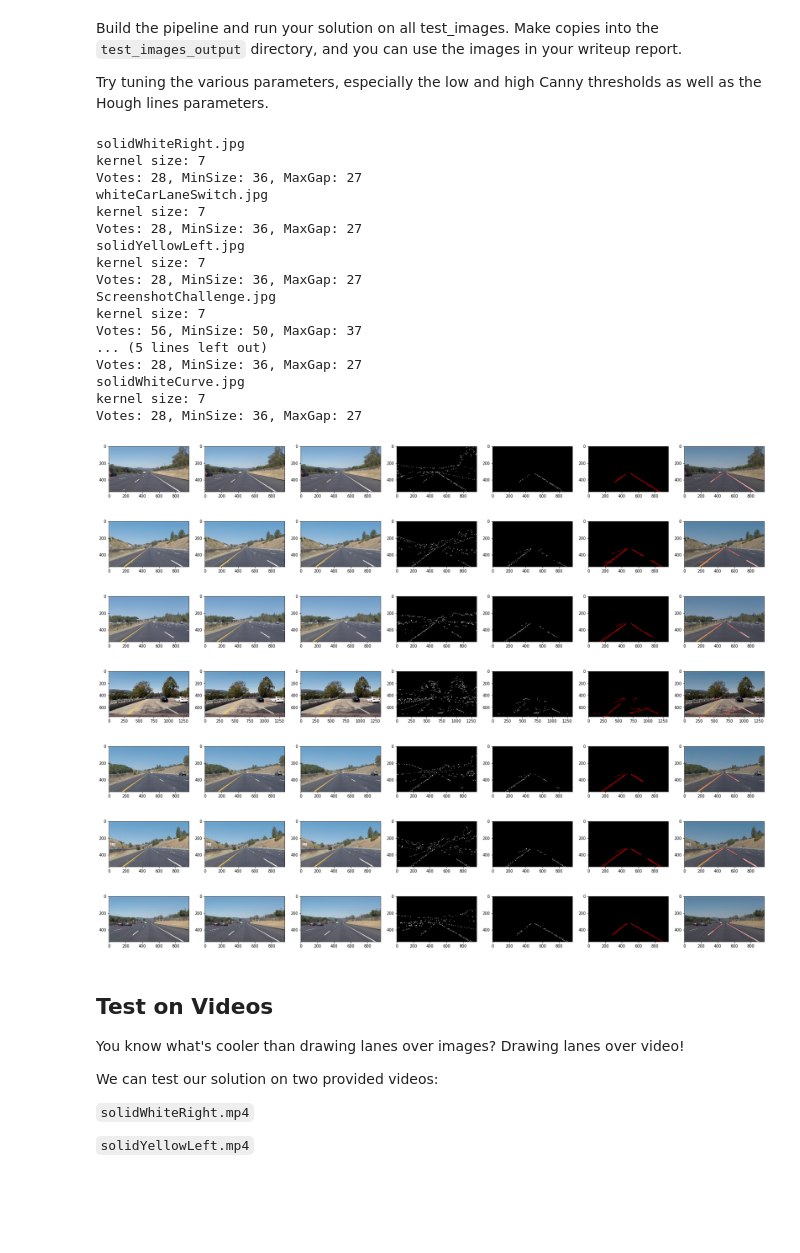
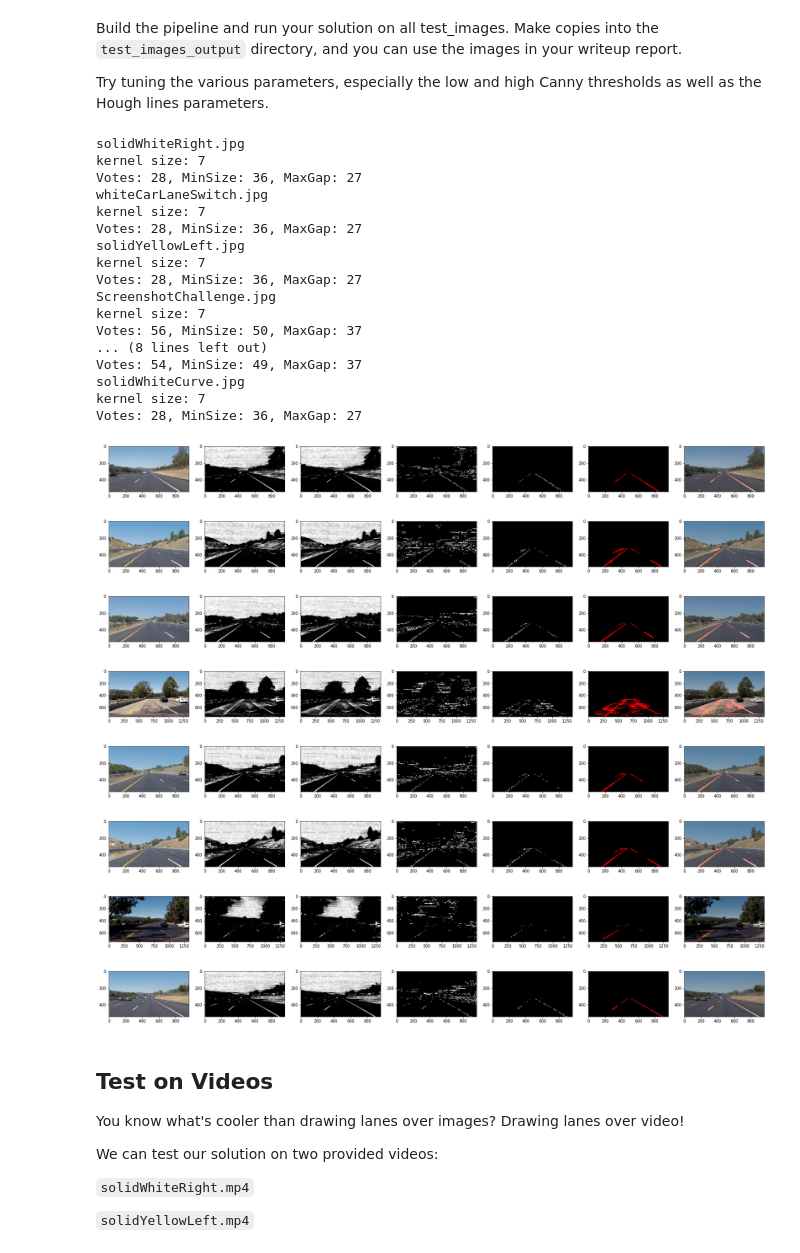
Before and after one commit to elael/ClassicFindingLaneLines, a Jupyter notebook: P1.ipynb, the cells around one changed output. Drawn from its saved outputs; the diff is of its cells as text; code cells hidden in the pictures; blank space fills up the shorter version.

Commit message:
CLAHE with gamma correction
Still does not work 100% for the challenge

```diff
--- a/P1.ipynb
+++ b/P1.ipynb
@@ -80,6 +80,13 @@ This image is: <class 'numpy.ndarray'> with dimensions: (540, 960, 3)
 Below are some helper functions to help get you started. They should look familiar from the lesson!
 # %%
 import math
+def adjust_gamma(image, gamma=1.0):
+    # build a lookup table mapping the pixel values [0, 255] to
+    # their adjusted gamma values
+    invGamma = 1.0 / gamma
+    table = np.array([((i / 255.0) ** invGamma) * 255 for i in np.arange(0, 256)]).astype("uint8")
+    # apply gamma correction using the lookup table
+    return cv2.LUT(image, table)
 
 def grayscale(img):
     """Applies the Grayscale transform
@@ -87,7 +94,7 @@ def grayscale(img):
     but NOTE: to see the returned image as grayscale
     (assuming your grayscaled image is called 'gray')
     you should call plt.imshow(gray, cmap='gray')"""
-    return cv2.cvtColor(img, cv2.COLOR_RGB2GRAY)
+    return cv2.cvtColor(img, cv2.COLOR_RGB2HSV)[:,:,2]
     # Or use BGR2GRAY if you read an image with cv2.imread()
     # return cv2.cvtColor(img, cv2.COLOR_BGR2GRAY)
 
@@ -240,56 +247,60 @@ for input_image in input_dir.iterdir():
     plt.subplot(1, 7, 1)
     plt.imshow(img)
     lanes_image = grayscale(img)
+    lanes_image = gaussian_blur(lanes_image, kernel_size)
+    ysize, xsize = lanes_image.shape
+    clahe = cv2.createCLAHE(clipLimit=1.0, tileGridSize=(ysize//100, xsize))
+    lanes_image = clahe.apply(lanes_image)
+    lanes_image = adjust_gamma(lanes_image, 0.1)
     plt.subplot(1, 7, 2)
     plt.imshow(lanes_image, cmap='gray')
     kernel_size = 7# min(xsize,ysize)//100//2*2+1
     print("kernel size: {size}".format(size=kernel_size))
-    lanes_image = gaussian_blur(lanes_image, kernel_size)
 
     plt.subplot(1, 7, 3)
     plt.imshow(lanes_image, cmap='gray')
-    lanes_image = canny(lanes_image, 100, 150)
+    lanes_image = canny(lanes_image, 50, 150)
     plt.subplot(1, 7, 4)
     plt.imshow(lanes_image, cmap='gray')
-    ysize, xsize = lanes_image.shape
     vertices = np.array([(0,ysize), (xsize*2//5, ysize*3//5), (xsize*3//5, ysize*3//5) , (xsize, ysize)], dtype=np.int32)
     lanes_image = region_of_interest(lanes_image, [vertices])
     plt.subplot(1, 7, 5)
     plt.imshow(lanes_image, cmap='gray')
     rho = 2
     theta = 1/60.
     print("Votes: {}, MinSize: {}, MaxGap: {}".format(int(ysize/30*xsize/600), ysize//15, ysize//20))
-    lanes_image = hough_lines(lanes_image, rho, theta, ysize//30*xsize//600, ysize//15, ysize//10)
+    lanes_image = hough_lines(lanes_image, rho, theta, ysize//30*xsize//600, ysize//15, ysize//20)
     plt.subplot(1, 7, 6)
     plt.imshow(lanes_image)
     lanes_image = weighted_img(lanes_image, img, α=0.8, β=1., γ=0.)
     plt.subplot(1, 7, 7)
     plt.imshow(lanes_image)
 # %% [output]
 solidWhiteRight.jpg
 kernel size: 7
 Votes: 28, MinSize: 36, MaxGap: 27
 whiteCarLaneSwitch.jpg
 kernel size: 7
 Votes: 28, MinSize: 36, MaxGap: 27
 solidYellowLeft.jpg
 kernel size: 7
 Votes: 28, MinSize: 36, MaxGap: 27
 ScreenshotChallenge.jpg
 kernel size: 7
 Votes: 56, MinSize: 50, MaxGap: 37
-... (5 lines left out)
-Votes: 28, MinSize: 36, MaxGap: 27
+... (8 lines left out)
+Votes: 54, MinSize: 49, MaxGap: 37
 solidWhiteCurve.jpg
 kernel size: 7
 Votes: 28, MinSize: 36, MaxGap: 27
-[figure, old version]
+[figure, new version]
-[figure, old version]
+[figure, new version]
-[figure, old version]
+[figure, new version]
-[figure, old version]
+[figure, new version]
-[figure, old version]
+[figure, new version]
-[figure, old version]
+[figure, new version]
-[figure, old version]
+[figure, new version]
+[figure, added]
 # %% [markdown]
 ## Test on Videos
 
```
Also changed, not shown: parts of 3 cells of this notebook.
